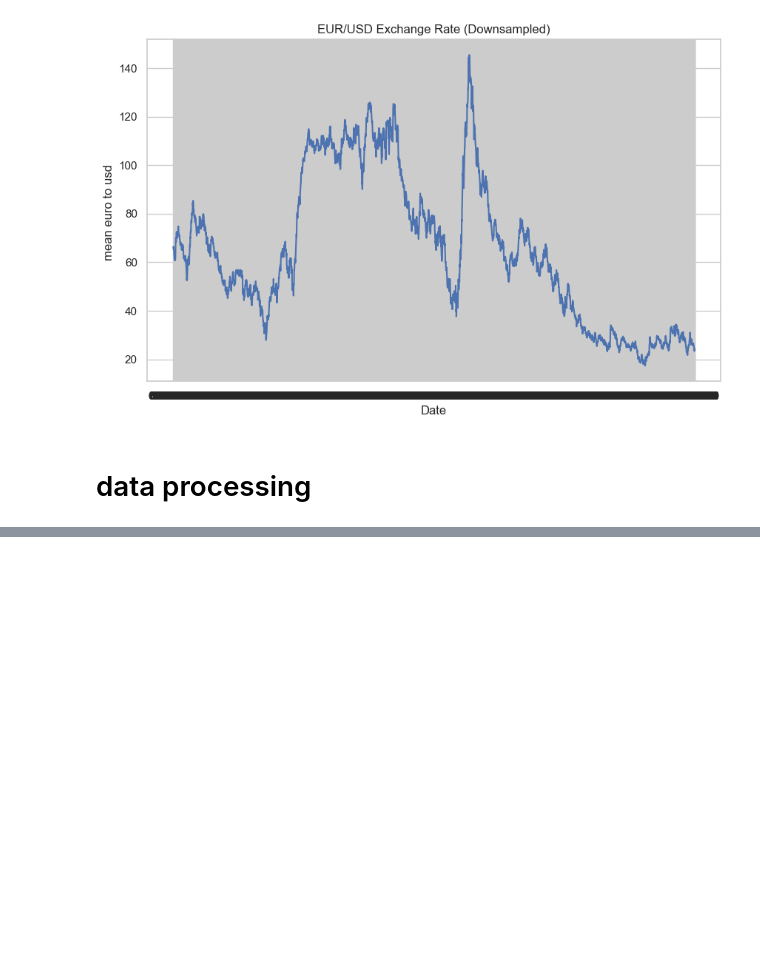
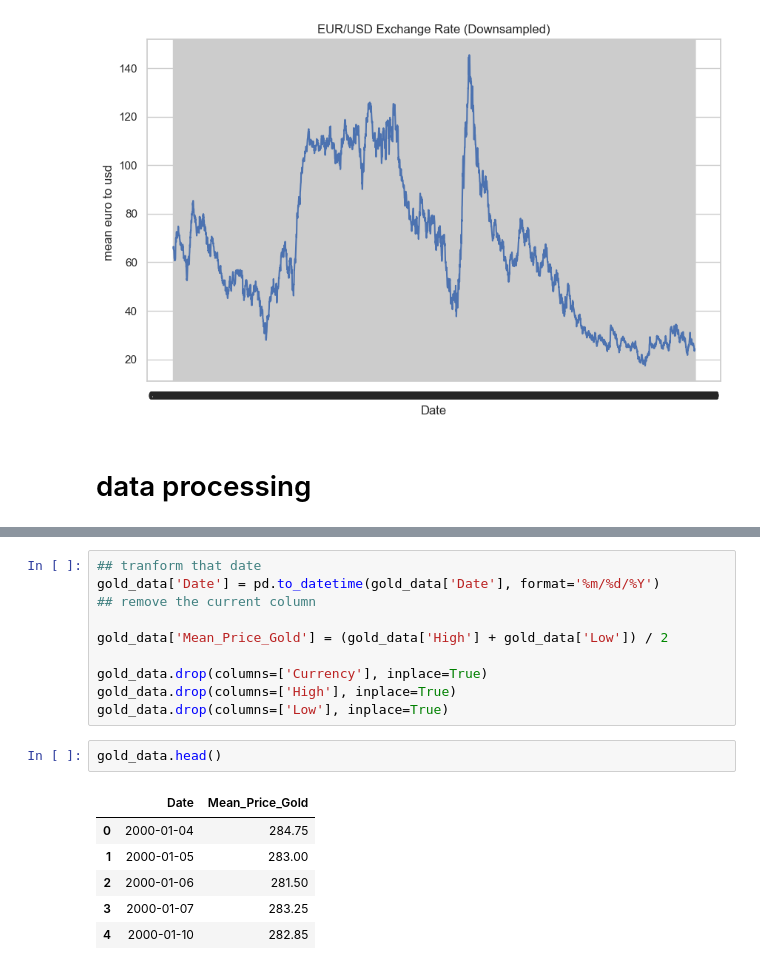
Before and after one commit to eljabriyassine/Predication-of-dollar, a Jupyter notebook: gold.ipynb, the cells around one changed output, grey strips where cells are left out. Saved outputs shown, nothing was run; the diff lists cells and outputs as text; blank space fills up the shorter version.

```diff
--- a/gold.ipynb
+++ b/gold.ipynb
@@ -334,0 +402,19 @@ inflation_data.to_csv(file_path, index=False)
+# %%
+## tranform that date
+gold_data['Date'] = pd.to_datetime(gold_data['Date'], format='%m/%d/%Y')
+## remove the current column
+
+gold_data['Mean_Price_Gold'] = (gold_data['High'] + gold_data['Low']) / 2
+
+gold_data.drop(columns=['Currency'], inplace=True)
+gold_data.drop(columns=['High'], inplace=True)
+gold_data.drop(columns=['Low'], inplace=True)
+# %%
+gold_data.head()
+# %% [output]
+|  | Date | Mean_Price_Gold |
+| 0 | 2000-01-04 | 284.75 |
+| 1 | 2000-01-05 | 283.00 |
+| 2 | 2000-01-06 | 281.50 |
+| 3 | 2000-01-07 | 283.25 |
+| 4 | 2000-01-10 | 282.85 |
```
Also changed, not shown: parts of 24 cells of this notebook.
